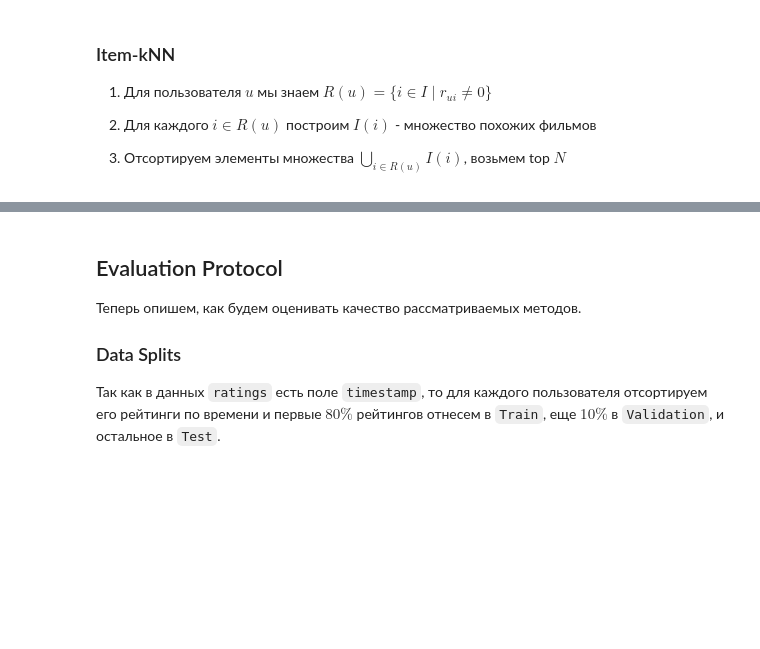
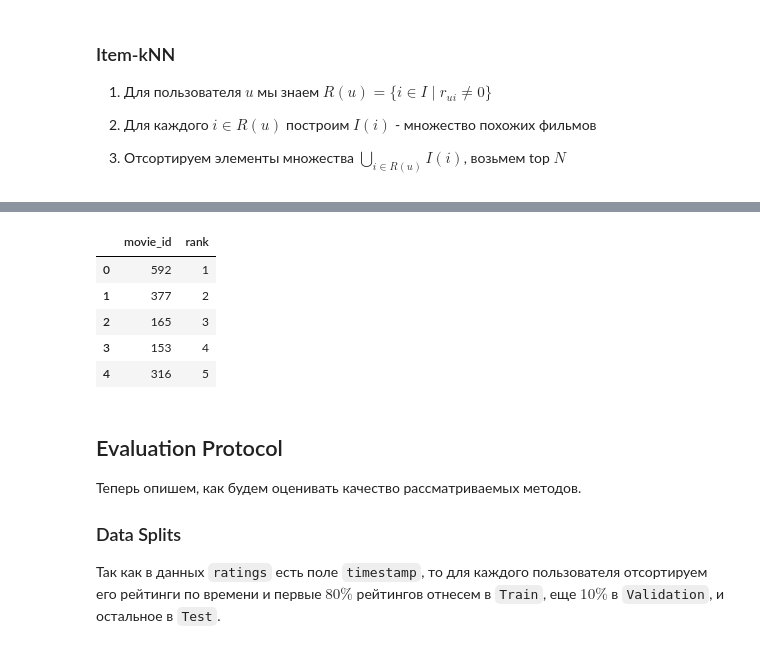
Before and after one commit to bruce-willis/MLBD, a Jupyter notebook: spark_sql/notebooks/spark_sql_examples.ipynb, the cells around one changed output, grey strips where cells are left out. Cells and saved outputs as stored; diff of their text form; code cells hidden in the pictures; blank space fills up the shorter version.

```diff
--- a/spark_sql/notebooks/spark_sql_examples.ipynb
+++ b/spark_sql/notebooks/spark_sql_examples.ipynb
@@ -467,3 +675,12 @@ class UCF(Recommender):
+# %%
+Item_kNN(ratings_df, exclude_viewed=True).recommend(153095).limit(5).toPandas()
+# %% [output]
+|  | movie_id | rank |
+| 0 | 592 | 1 |
+| 1 | 377 | 2 |
+| 2 | 165 | 3 |
+| 3 | 153 | 4 |
+| 4 | 316 | 5 |
 # %% [markdown]
 ## Evaluation Protocol
 
```
Also changed, not shown: parts of 46 cells of this notebook.
